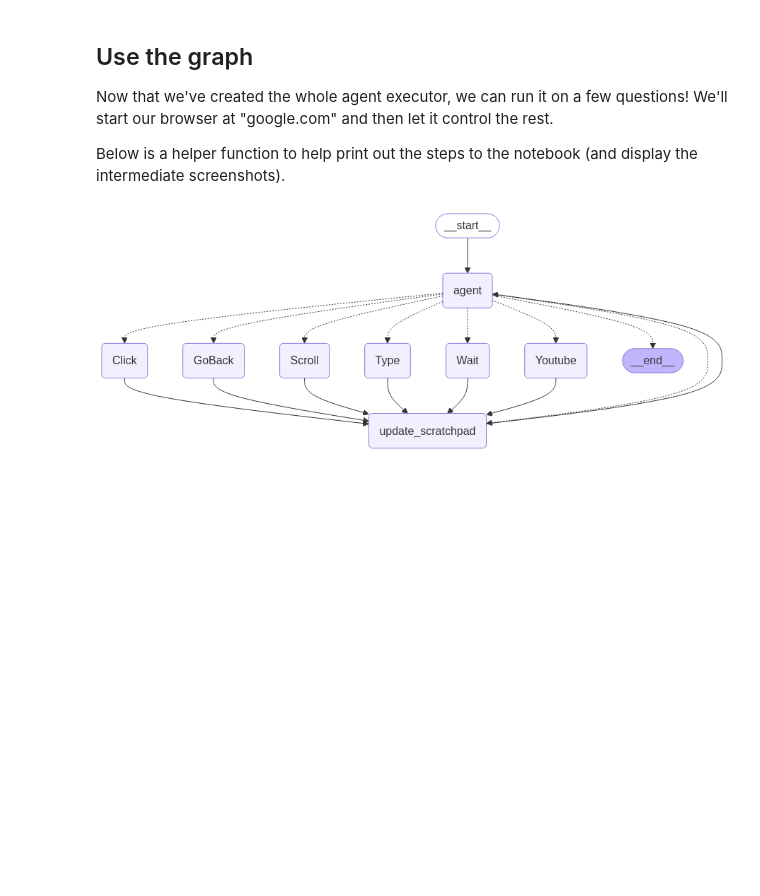
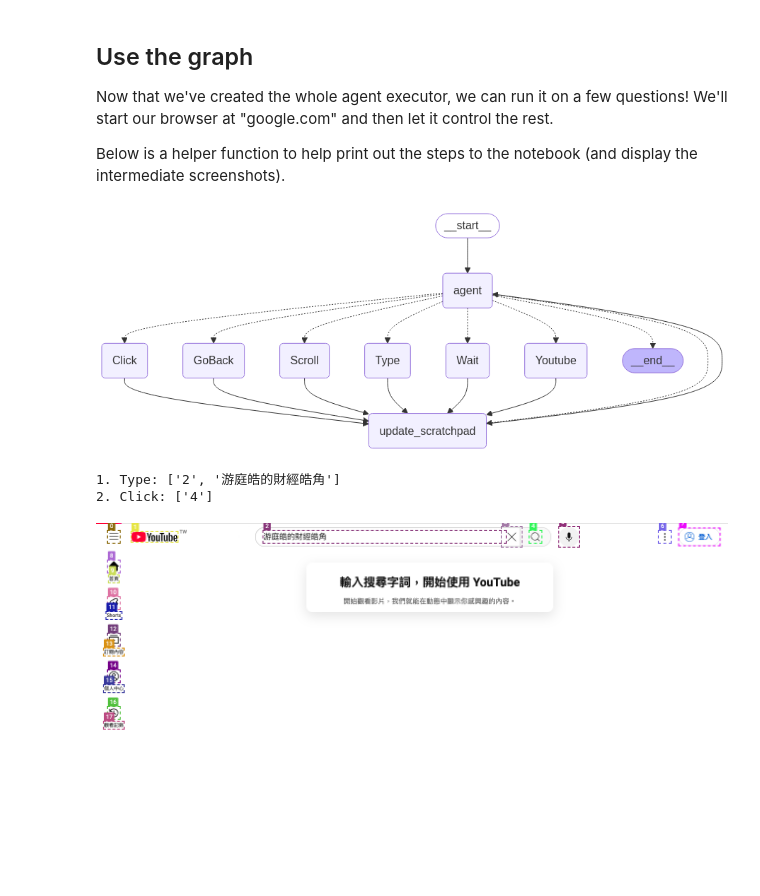
Before and after one commit to andrew76214/Agents4Financial, a Jupyter notebook: web_voyager/web_voyager.ipynb, the cells around one changed output. Cells and saved outputs as stored; diff of their text form; code cells hidden in the pictures; blank space fills up the shorter version.

```diff
--- a/web_voyager/web_voyager.ipynb
+++ b/web_voyager/web_voyager.ipynb
@@ -370,12 +370,6 @@ async def go_back(state: AgentState):
     await page.go_back()
     return f"Navigated back a page to {page.url}."
 
-
-'''async def to_google(state: AgentState):
-    page = state["page"]
-    await page.goto("https://www.google.com/")
-    return "Navigated to google.com."
-'''
 async def to_youtube(state: AgentState):
     page = state["page"]
     await page.goto("https://www.youtube.com/")
@@ -478,15 +472,29 @@ def parse(text: str) -> dict:
 prompt = hub.pull("wfh/web-voyager")
 # %%
 from langchain_ollama import ChatOllama
+from langchain_openai import ChatOpenAI
+from langchain_core.runnables import RunnableLambda
 
-llm = ChatOllama(
+
+'''llm = ChatOllama(
     model="gemma3:27b",
     temperature=0,
     # other params...
+)'''
+
+llm = ChatOpenAI(
+    model="gpt-4o",
+    temperature=0,
+    max_tokens=4096,
+    timeout=None,
+    max_retries=2,
 )
-'''llm = ChatOpenAI(model="gpt-4o", max_tokens=4096)'''
+
+# 將 prompt 字串包裝成 RunnableLambda
+prompt_runnable = RunnableLambda(lambda state: prompt)
+
 agent = annotate | RunnablePassthrough.assign(
-    prediction=format_descriptions | prompt | llm | StrOutputParser() | parse
+    prediction=format_descriptions | prompt_runnable | llm | StrOutputParser() | parse
 )
 # %% [markdown]
 ## Compile the graph
@@ -617,5 +625,23 @@ except Exception:
 # %% [output]
 [figure]
 # %%
-res = await call_agent("在 YouTube 上搜尋游庭皓頻道（頻道名稱：游庭皓的財經號角）內所有與台積電相關的影片（需點擊放大鏡符號來搜尋，在搜尋欄右邊），包含標題或描述中提及 '台積電' 的內容。請提供影片標題、發布日期及影片連結。", page)
+res = await call_agent(
+    """
+1. 打開 YouTube：使用 "youtube" 工具前往 YouTube 首頁。
+2. 搜尋頻道：在搜尋欄輸入「游庭皓的財經皓角」，並從搜尋結果中點擊對應頻道。
+3. 瀏覽直播影片：在頻道主頁上瀏覽影片列表，並向下滾動以載入更多內容，找到過去一個禮拜內所有的直播影片。
+4. 逐一點擊直播影片：對於每個找到的直播影片，點擊進入影片播放頁面。
+5. 按下「分享」按鈕：進入影片播放頁面後，點擊「分享」按鈕，讓分享連結彈出。
+6. 複製分享連結：從彈出視窗中複製該直播影片的分享連結，並儲存此連結。
+7. 返回頻道主頁：複製完連結後，返回頻道主頁以便處理下一個直播影片。
+8. 重複步驟 4 至 7，直到所有過去一個禮拜內的直播影片連結皆被複製完畢。
+
+注意：由於網頁可能因網速或其他因素載入較慢，請耐心等待每個步驟完成，確保所有直播影片的連結都被正確複製。
+    """,
+    page
+)
 print(f"Final response: {res}")
+# %% [output]
+1. Type: ['2', '游庭皓的財經皓角']
+2. Click: ['4']
+[figure, added]
```
Also changed, not shown: parts of 2 cells of this notebook, 1 other file.
